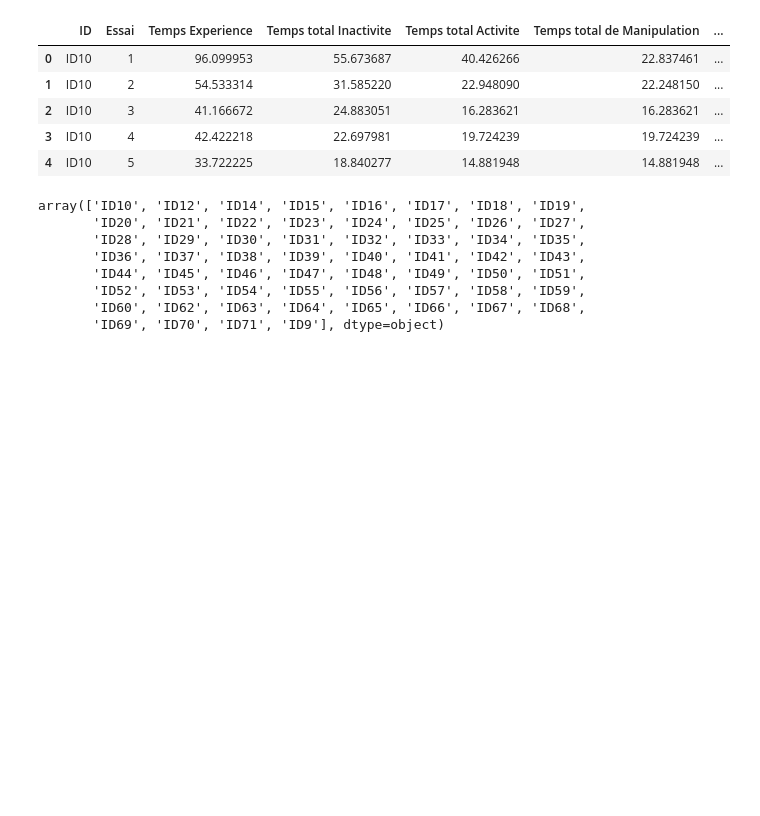
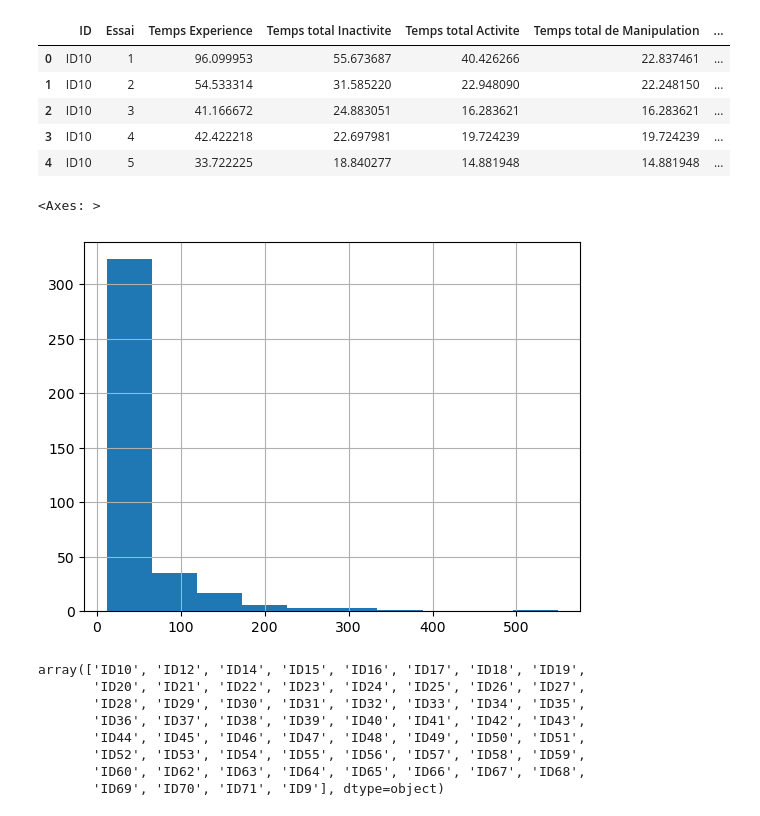
Before and after one commit to Momellouky/MentalWorkload-PhysiologicalSignals-ML_, a Jupyter notebook: src/notebooks/physio_and_cpt_signals.ipynb, the cells around one changed output. Saved outputs shown, nothing was run; the diff lists cells and outputs as text; code cells hidden in the pictures; blank space fills up the shorter version.

```diff
--- a/src/notebooks/physio_and_cpt_signals.ipynb
+++ b/src/notebooks/physio_and_cpt_signals.ipynb
@@ -184,6 +191,11 @@ cpt_df.head()
 | 2 | ID10 | 3 | 41.166672 | 24.883051 | 16.283621 | 16.283621 | ... |
 | 3 | ID10 | 4 | 42.422218 | 22.697981 | 19.724239 | 19.724239 | ... |
 | 4 | ID10 | 5 | 33.722225 | 18.840277 | 14.881948 | 14.881948 | ... |
+# %%
+cpt_df['Temps total Activite'].hist()
+# %% [output]
+<Axes: >
+[figure, added]
 # %%
 cpt_df.ID.unique()
 # %% [output]
```
Also changed, not shown: parts of 120 cells of this notebook.
